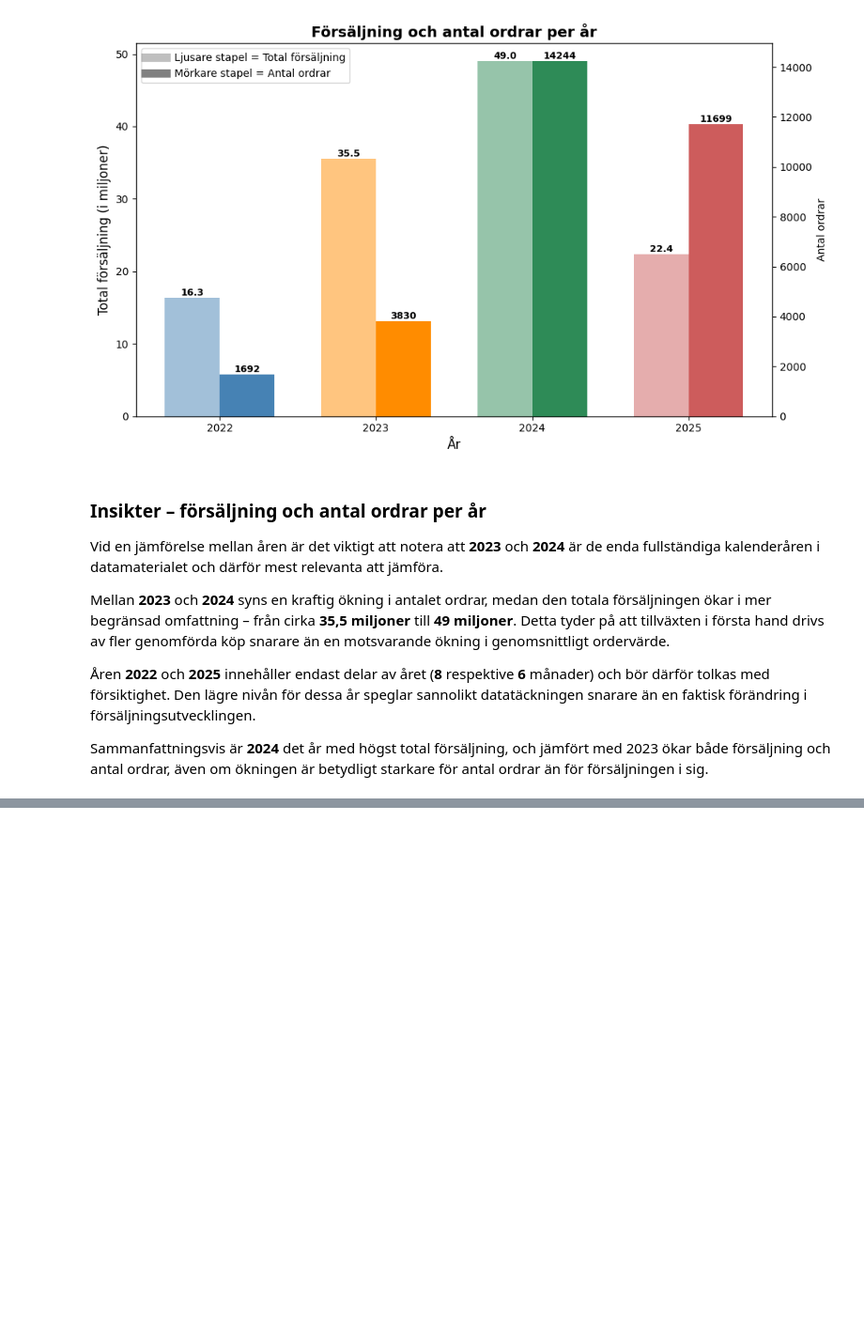
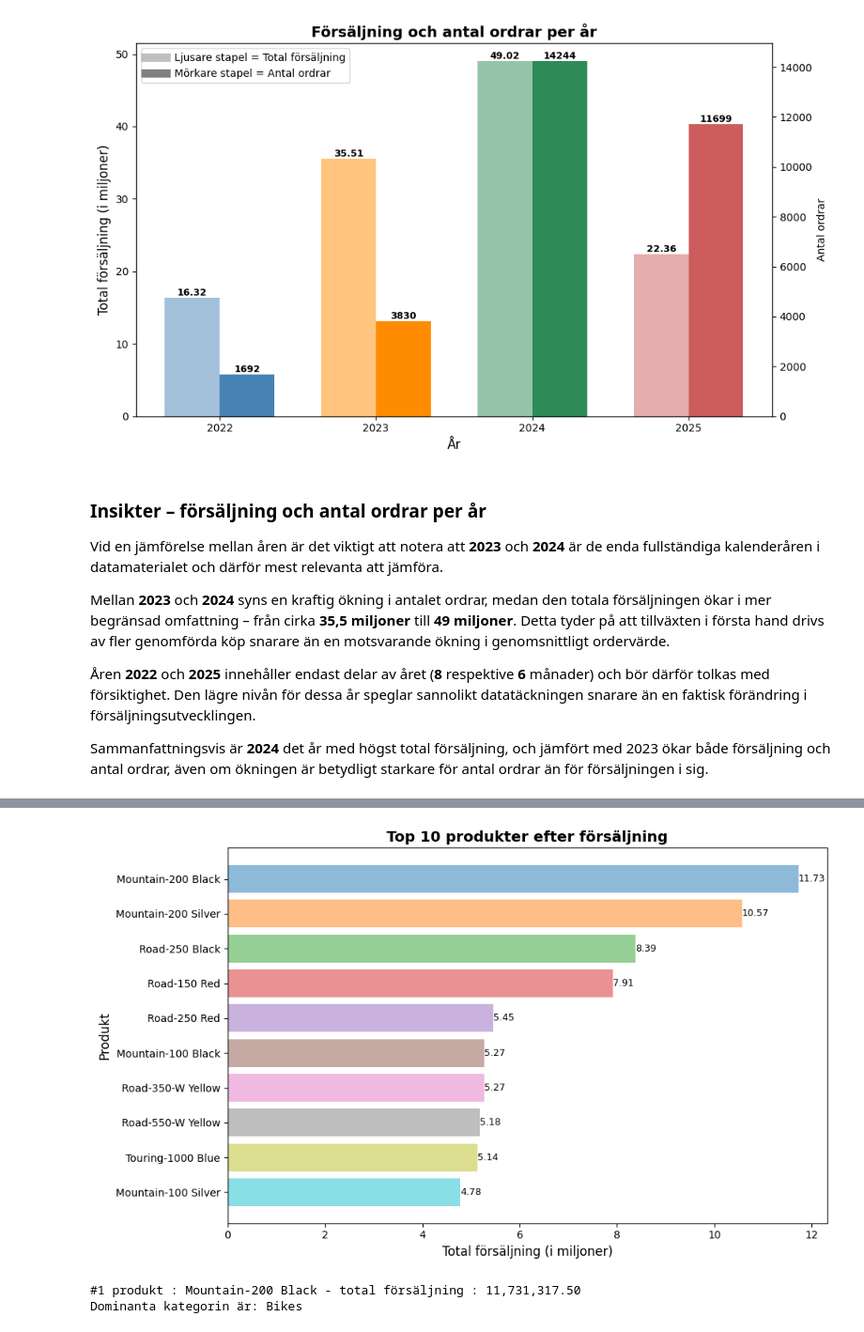
Before and after one commit to KevinCJohansson/AdventureWorks, a Jupyter notebook: notebooks/analys.ipynb, the cells around one changed output, grey strips where cells are left out. Shown at 94% size. Cells and saved outputs as stored; diff of their text form; code cells hidden in the pictures; blank space fills up the shorter version.

Commit message:
Add top10 products

```diff
--- a/notebooks/analys.ipynb
+++ b/notebooks/analys.ipynb
@@ -301,7 +301,7 @@ for bar in bars_sales:
     ax1.text(
         bar.get_x() + bar.get_width()/2,
         height,
-        f'{height:.1f}',
+        f'{height:.2f}',
         ha='center',
         va='bottom',
         fontsize=9,
@@ -362,0 +378,74 @@ Sammanfattningsvis är **2024** det år med högst total försäljning, och jäm
+# %%
+query_vis5 = """
+SELECT TOP 10
+    LEFT(p.Name, CHARINDEX(',', p.Name + ',') - 1) AS ProductModel,
+    pc.Name AS CategoryName,
+    SUM(sod.OrderQty * sod.UnitPrice) AS TotalSales
+
+FROM Sales.SalesOrderDetail sod
+INNER JOIN Production.Product p
+    ON sod.ProductID = p.ProductID
+INNER JOIN Production.ProductSubcategory psc
+    ON p.ProductSubcategoryID = psc.ProductSubcategoryID
+INNER JOIN Production.ProductCategory pc
+    ON psc.ProductCategoryID = pc.ProductCategoryID
+GROUP BY
+    LEFT(p.Name, CHARINDEX(',', p.Name + ',') - 1),
+    pc.Name
+ORDER BY TotalSales DESC;
+"""
+
+df_vis5 = query_df(query_vis5)
+
+df_vis5['TotalSales_M'] = df_vis5['TotalSales'] / 1_000_000
+
+colors = plt.cm.tab10(np.arange(len(df_vis5)))
+
+fig, ax = plt.subplots(figsize=(10,6))
+
+bars = ax.barh(
+    df_vis5['ProductModel'],
+    df_vis5['TotalSales_M'],
+    color=colors,
+    alpha=0.5
+)
+
+for bar in bars:
+    width = bar.get_width()
+    ax.text(
+        width,
+        bar.get_y() + bar.get_height()/2,
+        f'{width:.2f}',
+        va='center',
+        ha='left',
+        fontsize=9
+    )
+
+ax.set_title('Top 10 produkter efter försäljning', fontsize=14, fontweight='bold')
+ax.set_xlabel('Total försäljning (i miljoner)', fontsize=12)
+ax.set_ylabel('Produkt', fontsize=12)
+
+ax.invert_yaxis()
+
+plt.tight_layout()
+plt.show()
+
+top1 = df_vis5.iloc[0]
+top1_model = top1['ProductModel']
+top1_sales = top1['TotalSales']
+
+category_counts = df_vis5['CategoryName'].value_counts()
+dominant_category = category_counts.index[0]
+
+print(
+    f'#1 produkt : {top1_model} - '
+    f'total försäljning : {top1_sales:,.2f}'
+)
+
+print(
+    f'Dominanta kategorin är: {dominant_category}'
+)
+# %% [output]
+[figure, added]
+#1 produkt : Mountain-200 Black - total försäljning : 11,731,317.50
+Dominanta kategorin är: Bikes
```
Also changed, not shown: parts of 4 cells of this notebook, 1 other file.
